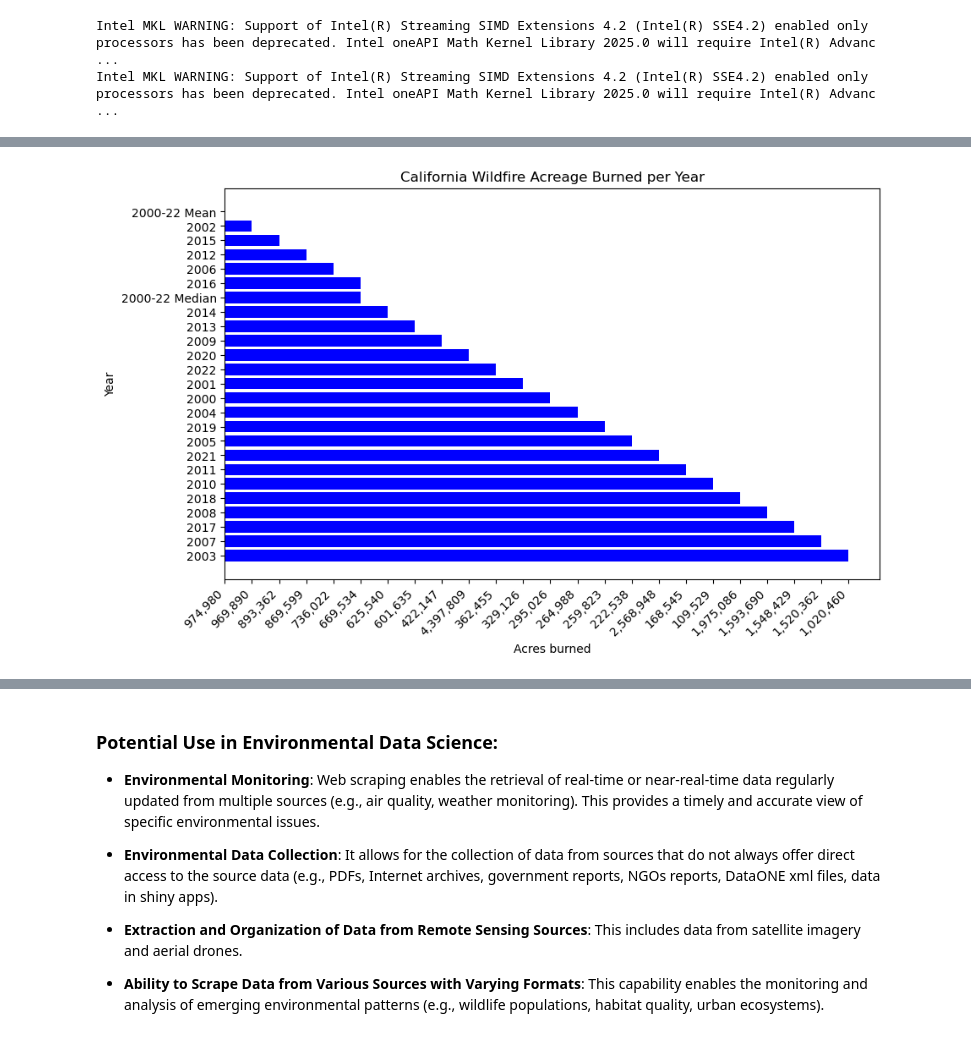
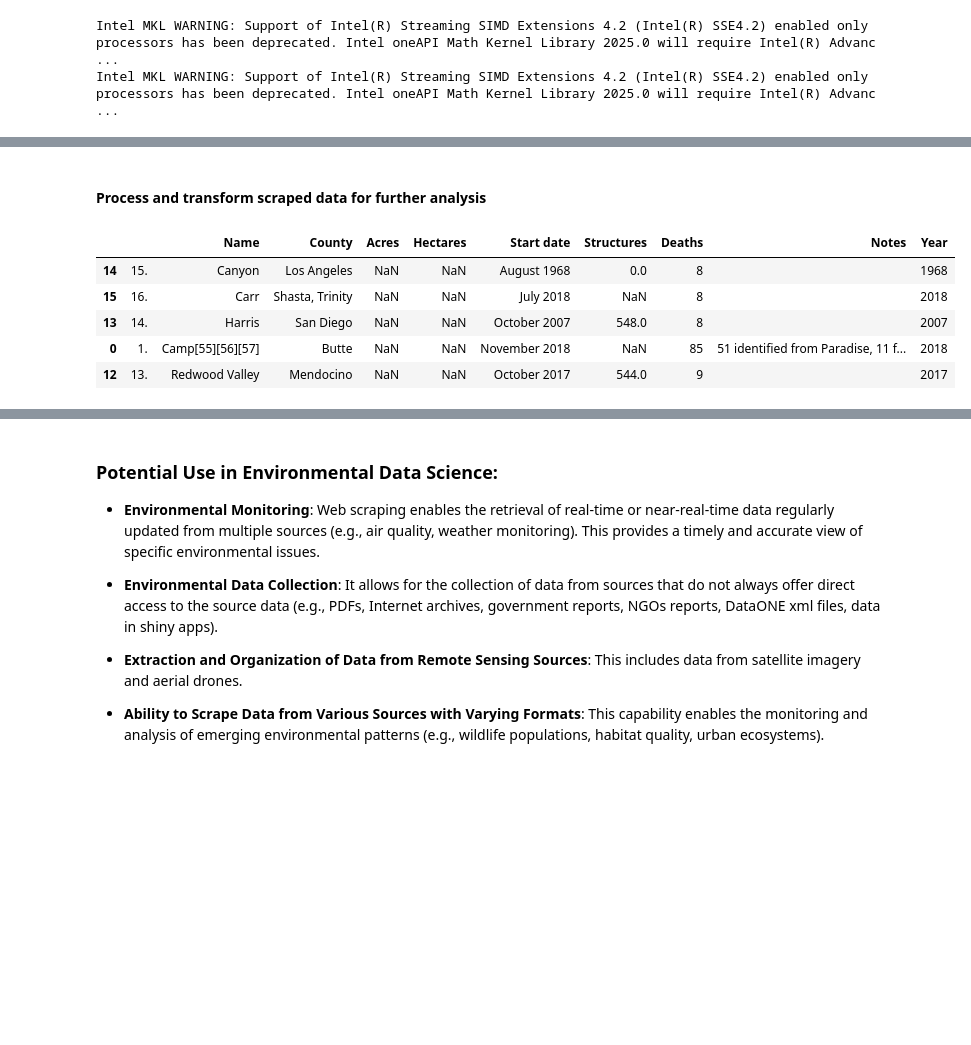
Before and after one commit to fletcher-m/group3_project, a Jupyter notebook: nbs/beautiful_soup_demo.ipynb, the cells around one changed output, grey strips where cells are left out. Cells and saved outputs as stored; diff of their text form; code cells hidden in the pictures; blank space fills up the shorter version.

```diff
--- a/nbs/beautiful_soup_demo.ipynb
+++ b/nbs/beautiful_soup_demo.ipynb
@@ -137,15 +227,24 @@ else:
-# %%
-
-# Sort the DataFrame by acres burned in descending order
-df = df.sort_values(by='Acres', ascending=False)
-# Create a bar plot of the top wildfires by acres burned
-plt.figure(figsize=(10, 6))
-plt.barh(df['Year'], df['Acres'], color='blue')
-plt.xlabel('Acres burned')
-plt.ylabel('Year')
-plt.title('California Wildfire Acreage Burned per Year')
-plt.gca().invert_yaxis()  # Reverse the order to show the largest first
-plt.xticks(rotation=45, ha='right')
-plt.show()
-# %% [output]
-[figure, removed]
+# %% [markdown]
+#### Process and transform scraped data for further analysis
+# %%
+# Convert the DateColumn to datetime and then extract the year
+deadly_fires_df['Year'] = pd.to_datetime(deadly_fires_df['Start date'], format="%B %Y").dt.year
+
+# Sort dataframes by deaths count in Asceding order
+deadly_fires_df.sort_values(by='Deaths', inplace=True)
+
+# Convert column to correct data type
+deadly_fires_df['Acres'] = pd.to_numeric(deadly_fires_df['Acres'], errors='coerce')
+deadly_fires_df['Hectares'] = pd.to_numeric(deadly_fires_df['Hectares'], errors='coerce')
+deadly_fires_df['Structures'] = pd.to_numeric(deadly_fires_df['Structures'], errors='coerce')
+deadly_fires_df['Deaths'] = pd.to_numeric(deadly_fires_df['Deaths'], errors='coerce')
+deadly_fires_df['Year'] = deadly_fires_df['Year'].astype('int')  # Assuming 'Year' should be an integer
+# Print the updated DataFrame
+deadly_fires_df.tail()
+# %% [output]
+|  |  | Name | County | Acres | Hectares | Start date | Structures | Deaths | Notes | Year |
+| 14 | 15. | Canyon | Los Angeles | NaN | NaN | August 1968 | 0.0 | 8 |  | 1968 |
+| 15 | 16. | Carr | Shasta, Trinity | NaN | NaN | July 2018 | NaN | 8 |  | 2018 |
+| 13 | 14. | Harris | San Diego | NaN | NaN | October 2007 | 548.0 | 8 |  | 2007 |
+| 0 | 1. | Camp[55][56][57] | Butte | NaN | NaN | November 2018 | NaN | 85 | 51 identified from Paradise, 11 f... | 2018 |
+| 12 | 13. | Redwood Valley | Mendocino | NaN | NaN | October 2017 | 544.0 | 9 |  | 2017 |
```
Also changed, not shown: parts of 17 cells of this notebook, 2 other files.
